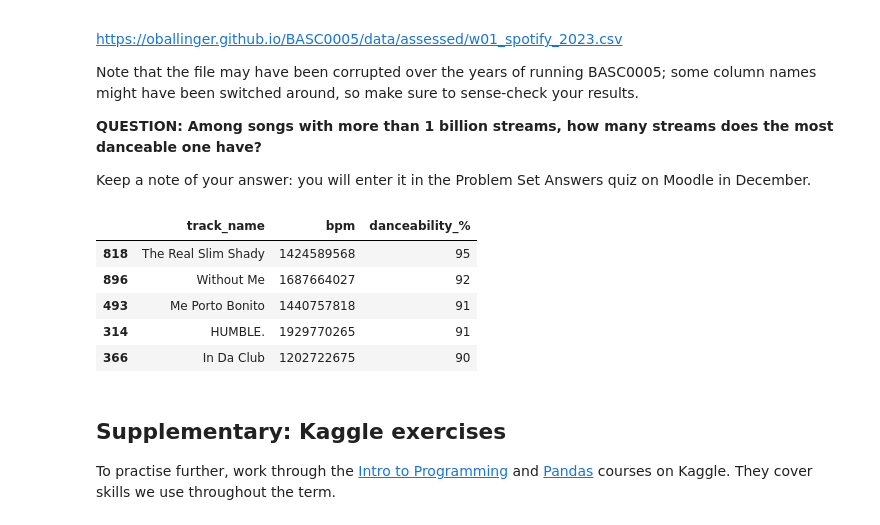
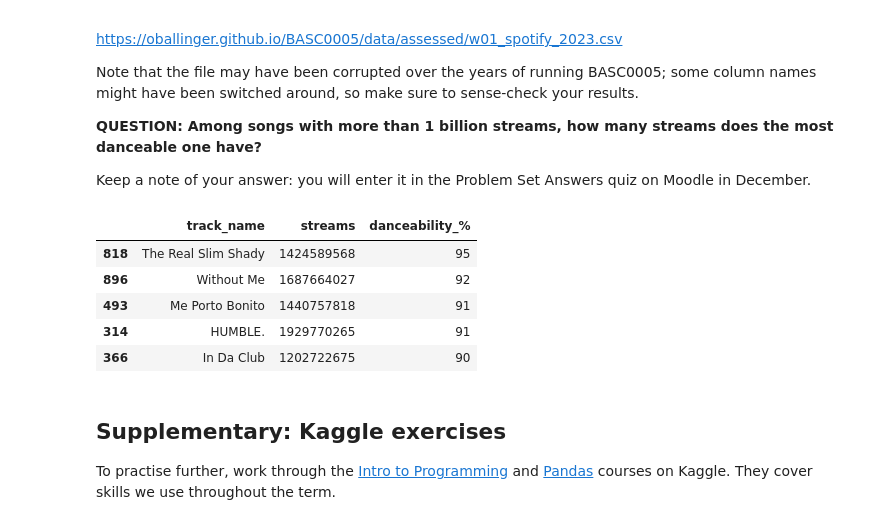
Before and after one commit to melinakriydy/QM2, a Jupyter notebook: notebooks/W01. Python Recap.ipynb, the cells around one changed output. Cells and saved outputs as stored; diff of their text form; code cells hidden in the pictures.

```diff
--- a/notebooks/W01. Python Recap.ipynb
+++ b/notebooks/W01. Python Recap.ipynb
@@ -250,21 +250,23 @@ Keep a note of your answer: you will enter it in the Problem Set Answers quiz on
 # %%
 # Your code here
 
 
 import pandas as pd
 
 
 spotify = pd.read_csv("https://oballinger.github.io/BASC0005/data/assessed/w01_spotify_2023.csv")
-spotify.head()
+spotify.head() # show the first 5 rows
 
 spotify[["streams", "bpm", "danceability_%"]].head()
 
 
+spotify = spotify.rename(columns={"streams": "bpm", "bpm": "streams"})
+# swap the two column names back so they match what's inside
 
-big = spotify[spotify["bpm"] > 1000000000]
-big.sort_values("danceability_%", ascending=False)[["track_name", "bpm", "danceability_%"]].head()
+big = spotify[spotify["streams"] > 1000000000] # filter: keep only songs with more than 1 billion streams
+big.sort_values("danceability_%", ascending=False)[["track_name", "streams", "danceability_%"]].head()
 # %% [output]
-|  | track_name | bpm | danceability_% |
+|  | track_name | streams | danceability_% |
 | 818 | The Real Slim Shady | 1424589568 | 95 |
 | 896 | Without Me | 1687664027 | 92 |
 | 493 | Me Porto Bonito | 1440757818 | 91 |
```
